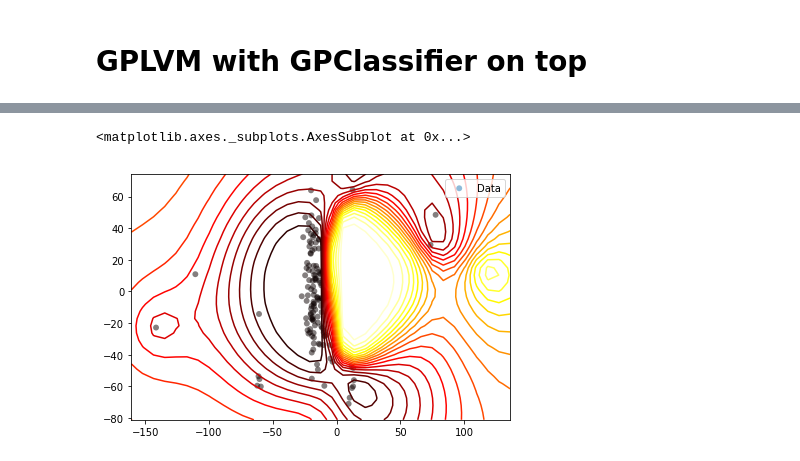
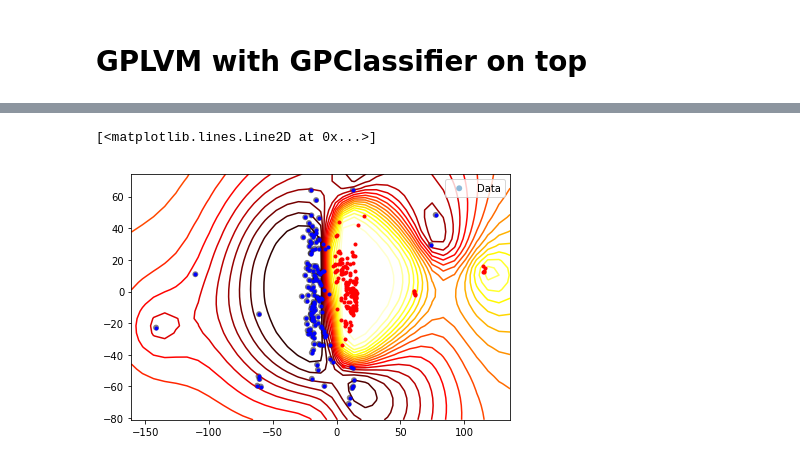
Before and after one commit to lionfish0/GPadversarial, a Jupyter notebook: jupyter/Demo.ipynb, the cells around one changed output, grey strips where cells are left out. Cells and saved outputs as stored; diff of their text form; code cells hidden in the pictures.

```diff
--- a/jupyter/Demo.ipynb
+++ b/jupyter/Demo.ipynb
@@ -240,9 +241,11 @@ Runtime:     10s08
 Optimization status: Maximum number of f evaluations reached
-# %%
-m2.plot()
-# %% [output]
-<matplotlib.axes._subplots.AxesSubplot at 0x...>
-[figure, removed]
+# %%
+m2.plot()
+plt.plot(m.X[y[:,0]==0,0],m.X[y[:,0]==0,1],'b.')
+plt.plot(m.X[y[:,0]==1,0],m.X[y[:,0]==1,1],'r.')
+# %% [output]
+[<matplotlib.lines.Line2D at 0x...>]
+[figure, added]
 # %%
 advX = testX[1:2,:].copy() #the initial test point we're going to use...
 
```
Also changed, not shown: parts of 7 cells of this notebook, 1 other file.
